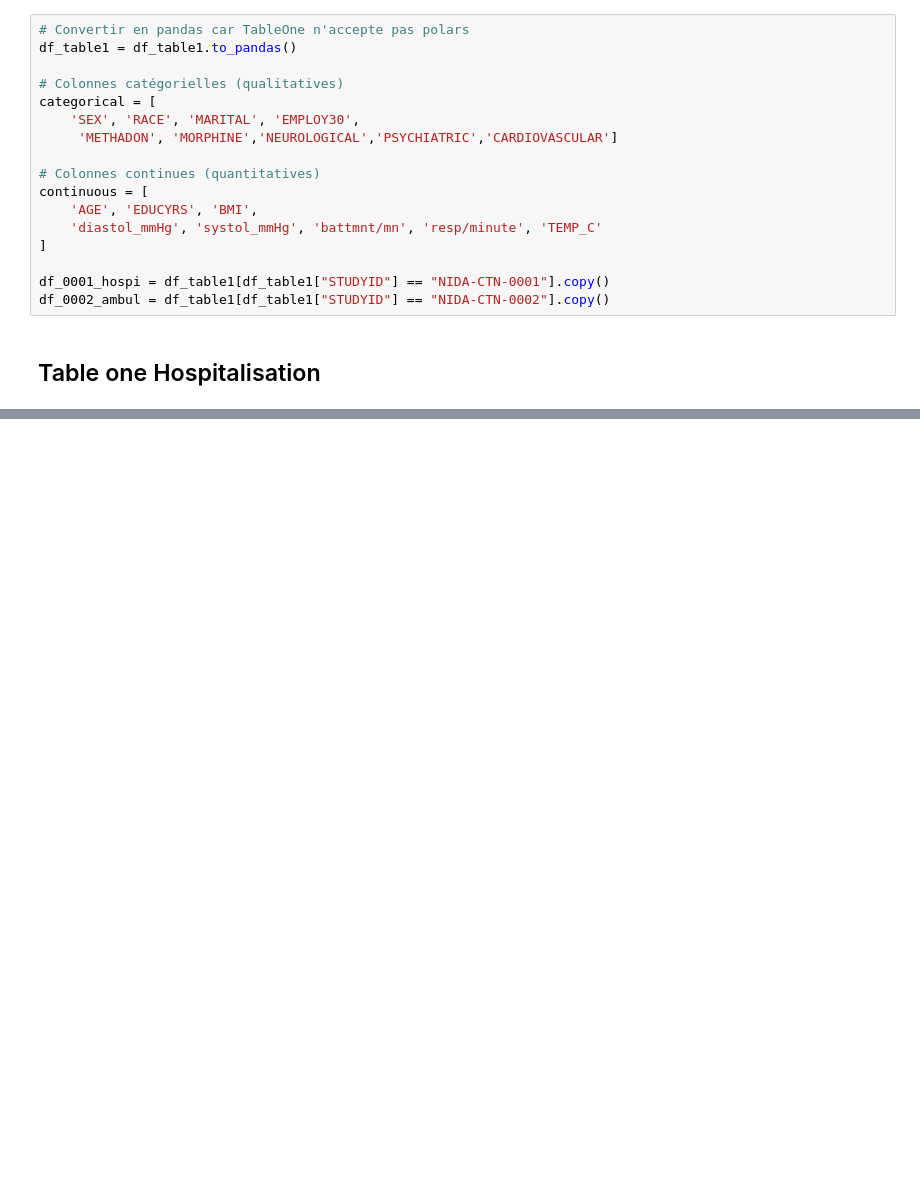
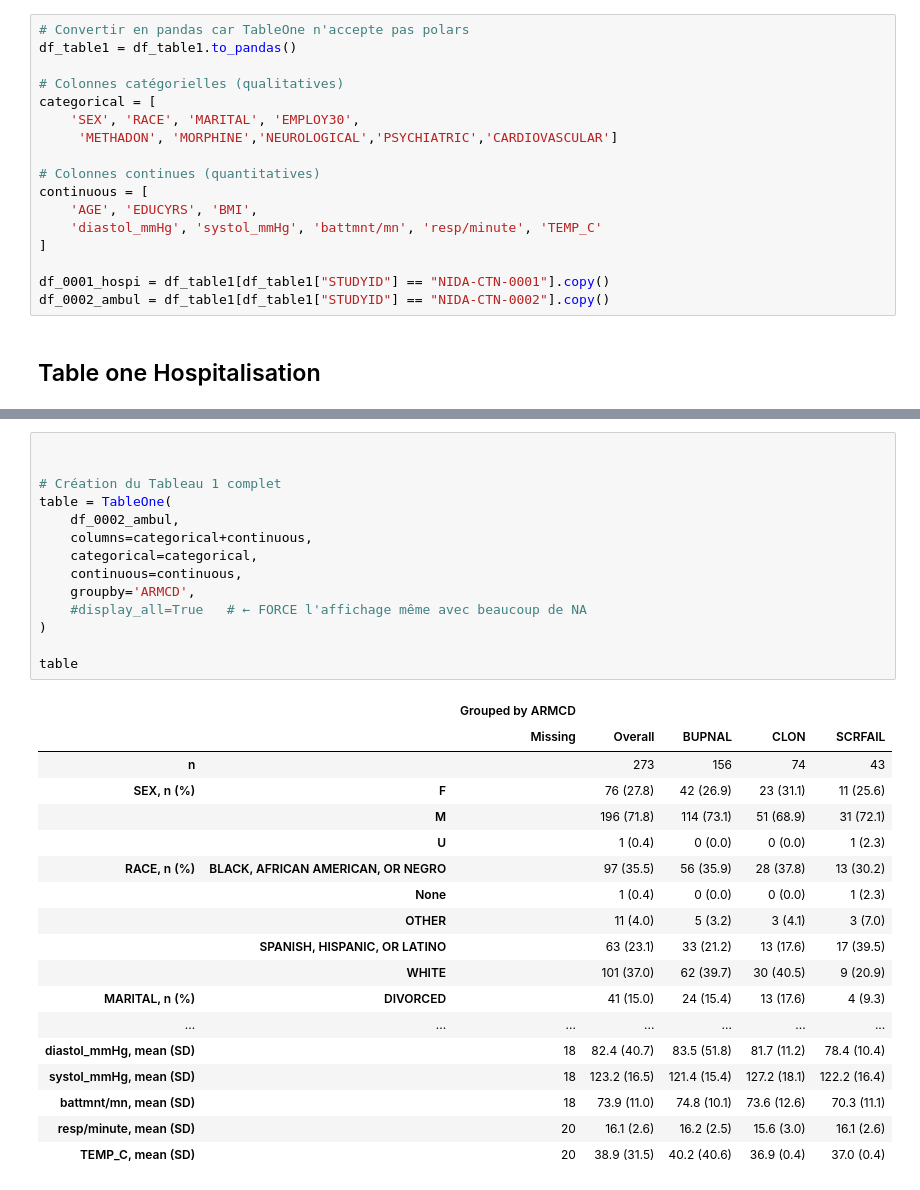
Before and after one commit to AbdoMir/Projet-Data-Challenge-1, a Jupyter notebook: Table1/table1.ipynb, the cells around one changed output, grey strips where cells are left out. Cells and saved outputs as stored; diff of their text form; blank space fills up the shorter version.

```diff
--- a/Table1/table1.ipynb
+++ b/Table1/table1.ipynb
@@ -994,0 +995,33 @@ NameError: name 'DM_SC_VS_LB_MH' is not defined
+# %%
+
+
+# Création du Tableau 1 complet
+table = TableOne(
+    df_0002_ambul,
+    columns=categorical+continuous,
+    categorical=categorical,
+    continuous=continuous,
+    groupby='ARMCD',
+    #display_all=True   # ← FORCE l'affichage même avec beaucoup de NA
+)
+
+table
+# %% [output]
+|  |  | Grouped by ARMCD |  |  |  |  |
+|  |  | Missing | Overall | BUPNAL | CLON | SCRFAIL |
+| n |  |  | 273 | 156 | 74 | 43 |
+| SEX, n (%) | F |  | 76 (27.8) | 42 (26.9) | 23 (31.1) | 11 (25.6) |
+|  | M |  | 196 (71.8) | 114 (73.1) | 51 (68.9) | 31 (72.1) |
+|  | U |  | 1 (0.4) | 0 (0.0) | 0 (0.0) | 1 (2.3) |
+| RACE, n (%) | BLACK, AFRICAN AMERICAN, OR NEGRO |  | 97 (35.5) | 56 (35.9) | 28 (37.8) | 13 (30.2) |
+|  | None |  | 1 (0.4) | 0 (0.0) | 0 (0.0) | 1 (2.3) |
+|  | OTHER |  | 11 (4.0) | 5 (3.2) | 3 (4.1) | 3 (7.0) |
+|  | SPANISH, HISPANIC, OR LATINO |  | 63 (23.1) | 33 (21.2) | 13 (17.6) | 17 (39.5) |
+|  | WHITE |  | 101 (37.0) | 62 (39.7) | 30 (40.5) | 9 (20.9) |
+| MARITAL, n (%) | DIVORCED |  | 41 (15.0) | 24 (15.4) | 13 (17.6) | 4 (9.3) |
+| ... | ... | ... | ... | ... | ... | ... |
+| diastol_mmHg, mean (SD) |  | 18 | 82.4 (40.7) | 83.5 (51.8) | 81.7 (11.2) | 78.4 (10.4) |
+| systol_mmHg, mean (SD) |  | 18 | 123.2 (16.5) | 121.4 (15.4) | 127.2 (18.1) | 122.2 (16.4) |
+| battmnt/mn, mean (SD) |  | 18 | 73.9 (11.0) | 74.8 (10.1) | 73.6 (12.6) | 70.3 (11.1) |
+| resp/minute, mean (SD) |  | 20 | 16.1 (2.6) | 16.2 (2.5) | 15.6 (3.0) | 16.1 (2.6) |
+| TEMP_C, mean (SD) |  | 20 | 38.9 (31.5) | 40.2 (40.6) | 36.9 (0.4) | 37.0 (0.4) |
```
Also changed, not shown: parts of 29 cells of this notebook.
